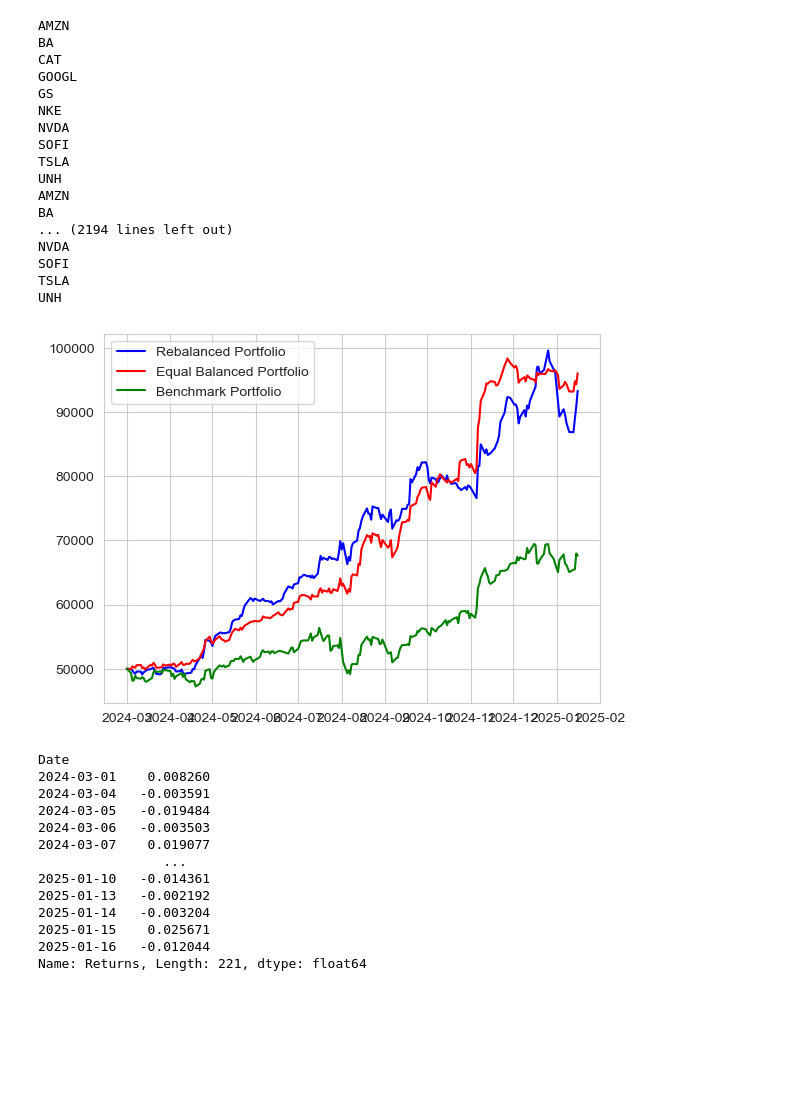
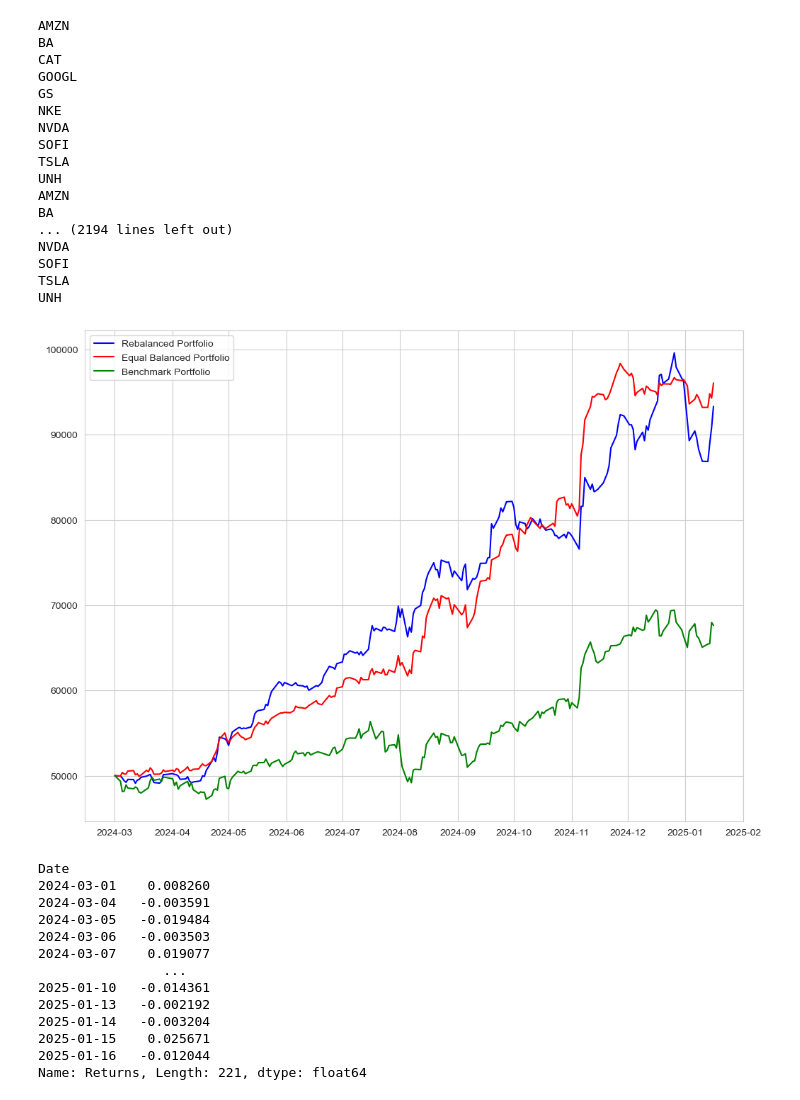
Before and after one commit to mafiom038/qf2103, a Jupyter notebook: Strategies, Predictions, and Portfolio Rebalancing/Portfolio_Rebalancing.ipynb, the cells around one changed output. Saved outputs shown, nothing was run; the diff lists cells and outputs as text; code cells hidden in the pictures; blank space fills up the shorter version.

```diff
--- a/Strategies, Predictions, and Portfolio Rebalancing/Portfolio_Rebalancing.ipynb
+++ b/Strategies, Predictions, and Portfolio Rebalancing/Portfolio_Rebalancing.ipynb
@@ -183,35 +183,35 @@ final_equal_weights_value, equal_weight_values_historical = calculate_portfolio_
 final_benchmark_value, benchmark_values_historical = calculate_portfolio_value_benchmark()
 
 dates = rebalanced_values_historical.keys()
 rebalanced_values = [rebalanced_values_historical[date] for date in dates]
 equal_weight_strategy_values = [equal_weight_values_historical[date] for date in dates]
 benchmark_values = [benchmark_values_historical[date] for date in dates]
 
-
+plt.figure(figsize=(12,9))
 plt.plot(dates, rebalanced_values, c='b', label='Rebalanced Portfolio')
 plt.plot(dates, equal_weight_strategy_values, c='r', label='Equal Balanced Portfolio')
 plt.plot(dates, benchmark_values, c='g', label='Benchmark Portfolio')
 plt.legend()
 plt.show()
 # %% [output]
 AMZN
 BA
 CAT
 GOOGL
 GS
 NKE
 NVDA
 SOFI
 TSLA
 UNH
 AMZN
 BA
 ... (2194 lines left out)
 NVDA
 SOFI
 TSLA
 UNH
-[figure, old version]
+[figure, new version]
 # %%
 predictions['AMZN']['Returns']
 # %% [output]
```
Also changed, not shown: parts of 1 cell of this notebook, 5 other files.
